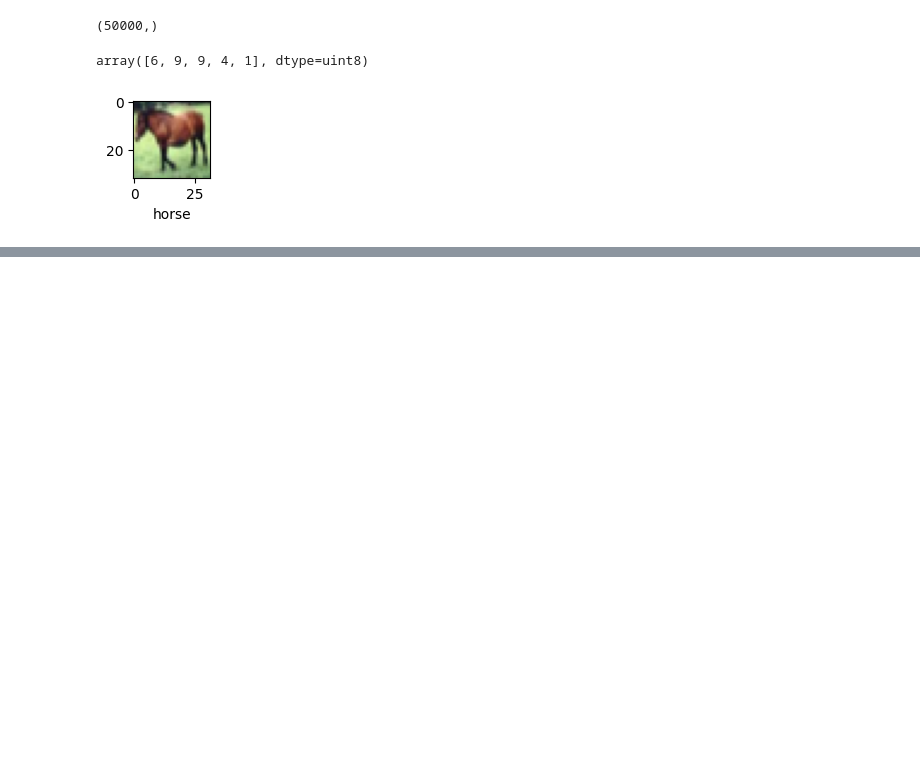
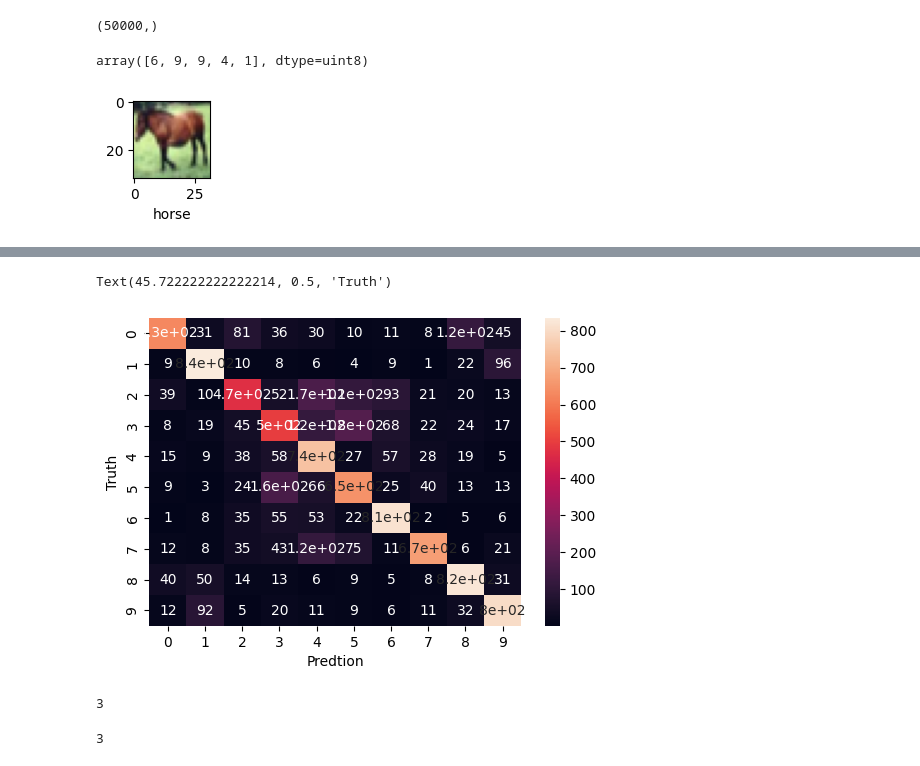
Before and after one commit to NishanD21/Image-classification-using-CNN-CIFAR10-dataset, a Jupyter notebook: image_classification.ipynb, the cells around one changed output, grey strips where cells are left out. Drawn from its saved outputs; the diff is of its cells as text; code cells hidden in the pictures; blank space fills up the shorter version.

```diff
--- a/image_classification.ipynb
+++ b/image_classification.ipynb
@@ -60,0 +171,25 @@ plot_image(x_train,y_train,7)
+# %%
+# building a convolution neural network
+
+cnn = models.Sequential([
+    # cnn layer
+    layers.Conv2D(filters = 32 , kernel_size=(3,3),activation='relu',input_shape=(32,32,3)),
+    layers.MaxPooling2D((2,2)),
+
+    layers.Conv2D(filters = 64,kernel_size=(2,2),activation='relu'),
+    layers.MaxPooling2D((2,2)),
+
+    # dense layer
+    layers.Flatten(),
+    layers.Dense(64,activation='relu'),
+    layers.Dense(10,activation='softmax') #softmax will normalize the probability
+
+])
+
+cnn.compile(
+    optimizer = 'adam',
+    loss = 'sparse_categorical_crossentropy',
+    metrics = ['accuracy']
+)
+
+cnn.fit(x_train,y_train,epochs=5)
@@ -60,0 +214,2 @@ plot_image(x_train,y_train,7)
+# %%
+y_pred = cnn.predict(x_test)
@@ -60,0 +237,4 @@ plot_image(x_train,y_train,7)
+# %%
+
+y_pred_classes = [np.argmax(element) for element in y_pred]
+y_pred_classes[:5]
@@ -60,0 +265,3 @@ plot_image(x_train,y_train,7)
+# %%
+cm = confusion_matrix(y_test,y_pred_classes)
+cm
@@ -60,0 +279,11 @@ plot_image(x_train,y_train,7)
+# %%
+
+import seaborn as sns
+
+plt.figure(figsize=(6,4))
+sns.heatmap(cm,annot=True)
+plt.xlabel('Predtion')
+plt.ylabel('Truth')
+# %% [output]
+Text(45.722222222222214, 0.5, 'Truth')
+[figure, added]
@@ -60,0 +293,10 @@ plot_image(x_train,y_train,7)
+# %%
+
+y_test[0]
+# %% [output]
+3
+# %%
+
+y_pred_classes[0]
+# %% [output]
+3
```
Also changed, not shown: parts of 19 cells of this notebook.
